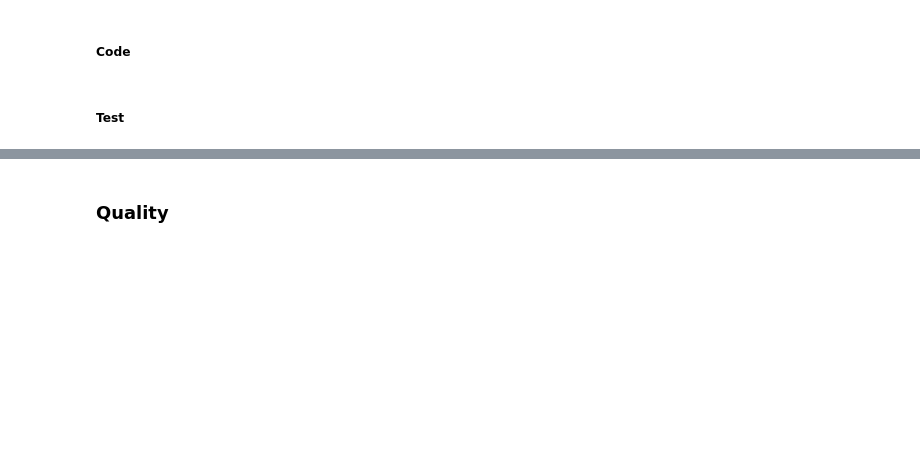
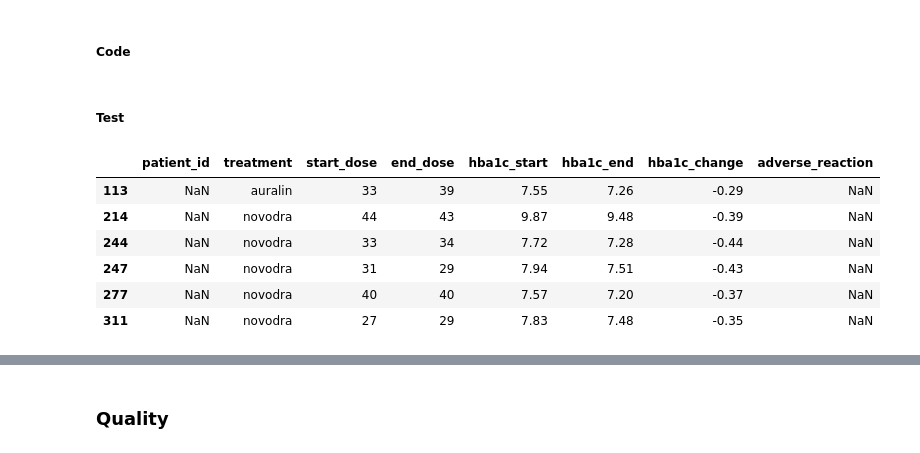
Before and after one commit to thaysmartinez/learning, a Jupyter notebook: cleaning/cleaning-student.ipynb, the cells around one changed output, grey strips where cells are left out. Cells and saved outputs as stored; diff of their text form; code cells hidden in the pictures; blank space fills up the shorter version.

```diff
--- a/cleaning/cleaning-student.ipynb
+++ b/cleaning/cleaning-student.ipynb
@@ -495,0 +588,16 @@ df_test
+# %%
+# Capitalize first character on given_name and surname columns
+treatments_clean['given_name'] = treatments_clean['given_name'].str.title()
+treatments_clean['surname'] = treatments_clean['surname'].str.title()
+
+# Merge patient_id column from patients_clean into treatments_clean
+treatments_clean = pd.merge(treatments_clean, patients_clean[['patient_id', 'given_name', 'surname']], on=('given_name', 'surname'), how='left')
+
+# Remove given_name and surname columns
+treatments_clean.drop(['given_name', 'surname'], axis=1, inplace=True)
+
+# Reorder columns in treatments_clean DataFrame
+ordered_columns = (['patient_id', 'treatment', 'start_dose', 'end_dose', 'hba1c_start',
+                    'hba1c_end', 'hba1c_change', 'adverse_reaction'])
+
+treatments_clean = treatments_clean[ordered_columns]
@@ -497,3 +620,12 @@ df_test
 ##### Test
 # %%
 # Your testing code here
+treatments_clean[treatments_clean['patient_id'].isnull()]
+# %% [output]
+|  | patient_id | treatment | start_dose | end_dose | hba1c_start | hba1c_end | hba1c_change | adverse_reaction |
+| 113 | NaN | auralin | 33 | 39 | 7.55 | 7.26 | -0.29 | NaN |
+| 214 | NaN | novodra | 44 | 43 | 9.87 | 9.48 | -0.39 | NaN |
+| 244 | NaN | novodra | 33 | 34 | 7.72 | 7.28 | -0.44 | NaN |
+| 247 | NaN | novodra | 31 | 29 | 7.94 | 7.51 | -0.43 | NaN |
+| 277 | NaN | novodra | 40 | 40 | 7.57 | 7.20 | -0.37 | NaN |
+| 311 | NaN | novodra | 27 | 29 | 7.83 | 7.48 | -0.35 | NaN |
```
Also changed, not shown: parts of 25 cells of this notebook.
